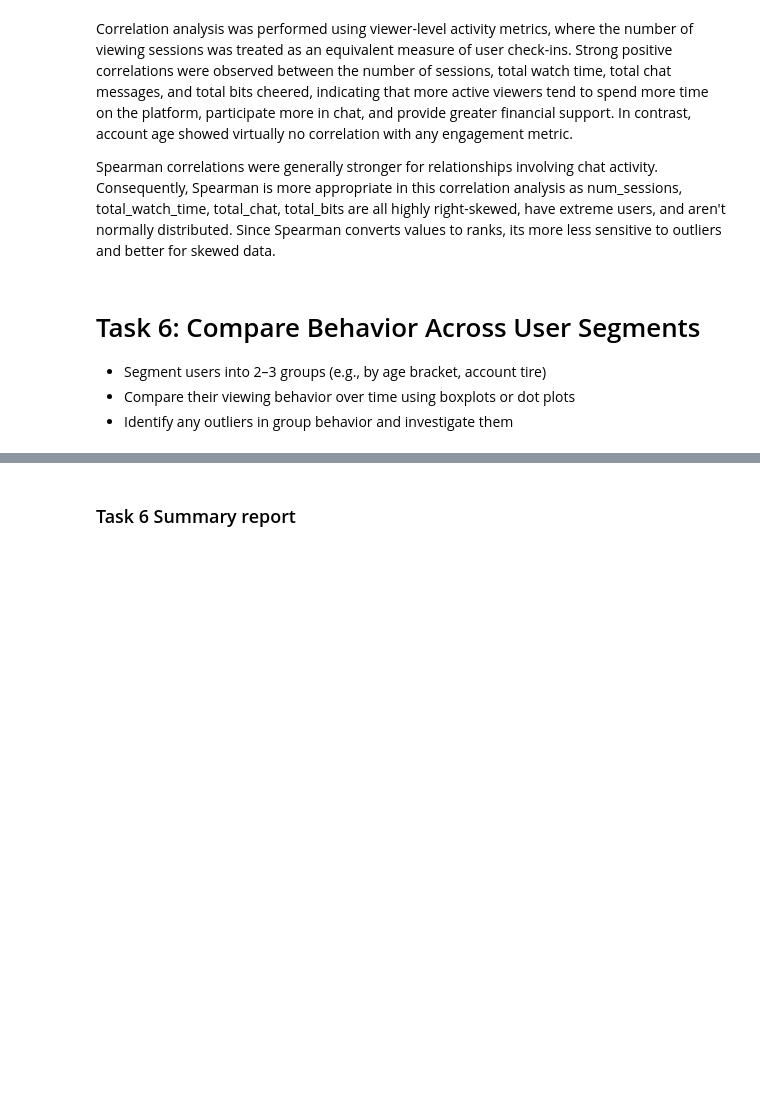
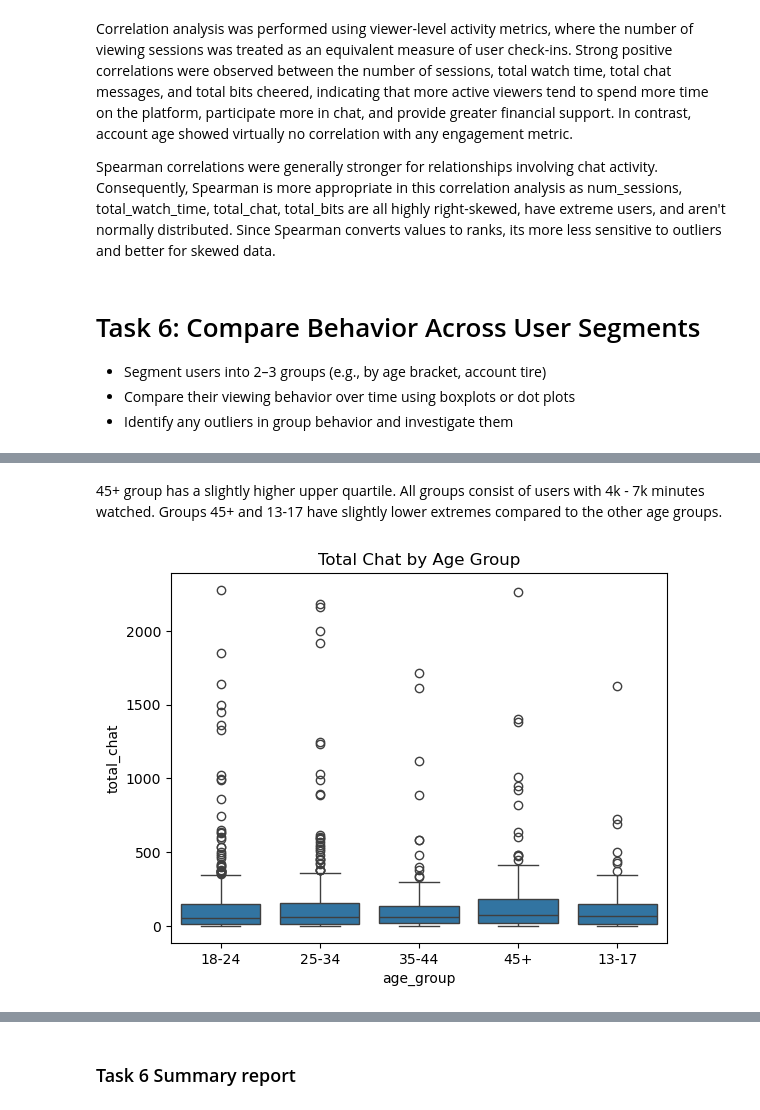
Before and after one commit to kylezhao101/IAT461-Assignment01, a Jupyter notebook: IAT461-Assignment01-Scaffold.ipynb, the cells around one changed output, grey strips where cells are left out. Saved outputs shown, nothing was run; the diff lists cells and outputs as text; code cells hidden in the pictures; blank space fills up the shorter version.

```diff
--- a/IAT461-Assignment01-Scaffold.ipynb
+++ b/IAT461-Assignment01-Scaffold.ipynb
@@ -1260,0 +1305,13 @@ Spearman correlations were generally stronger for relationships involving chat a
+# %% [markdown]
+45+ group has a slightly higher upper quartile. All groups consist of users with 4k - 7k minutes watched. Groups 45+ and 13-17 have slightly lower extremes compared to the other age groups.
+# %%
+sns.boxplot(
+    data=viewer_behavior,
+    x="age_group",
+    y="total_chat"
+)
+
+plt.title("Total Chat by Age Group")
+plt.show()
+# %% [output]
+[figure, added]
```
Also changed, not shown: parts of 40 cells of this notebook.
